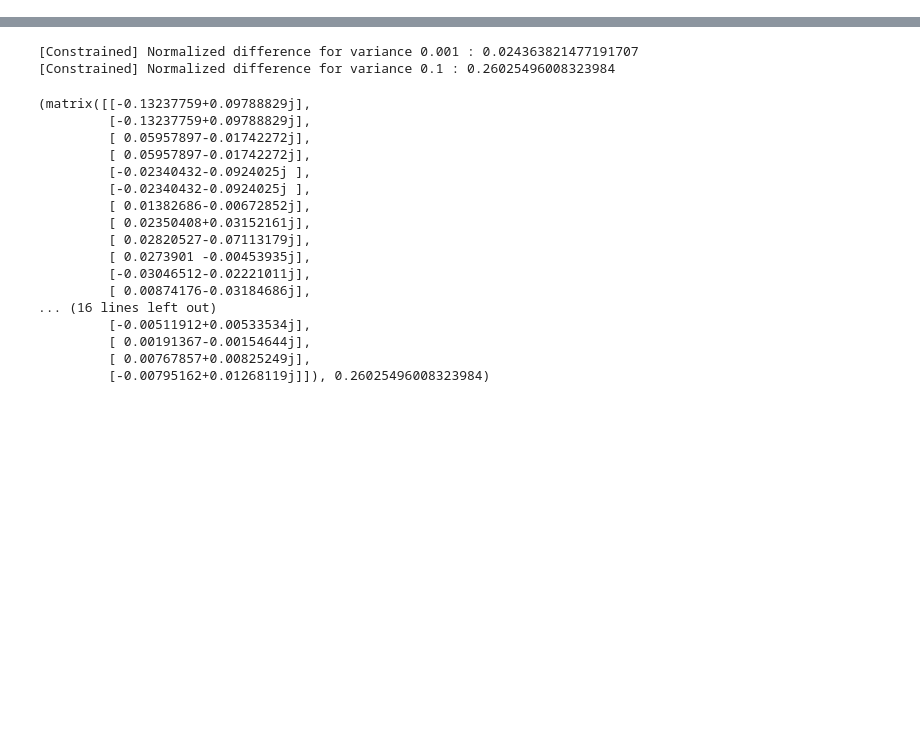
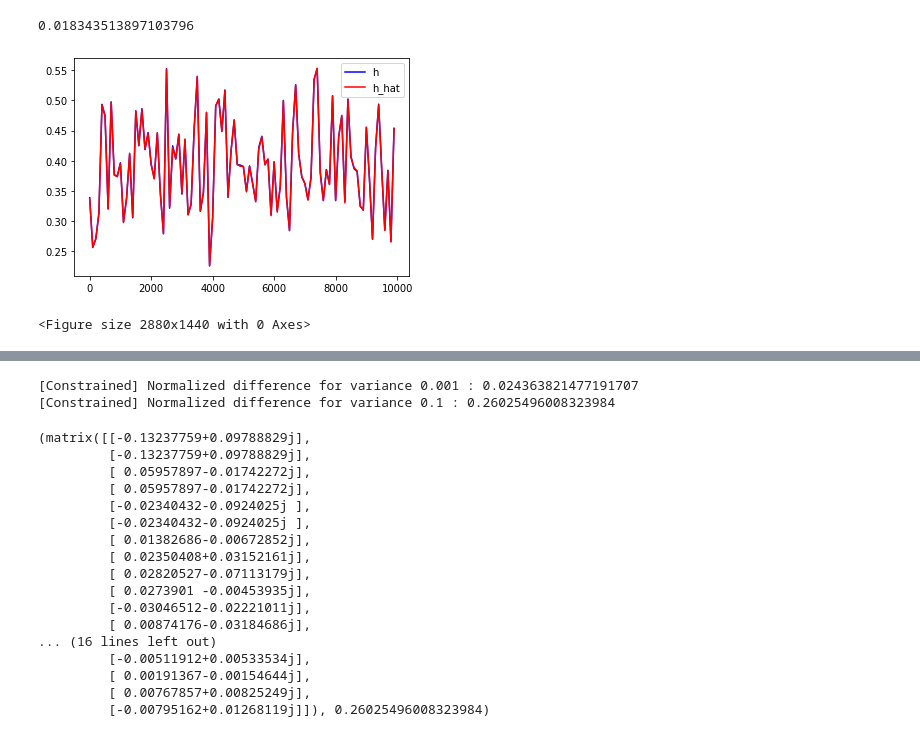
Before and after one commit to SumanthRH/EE5111_Estimation_Theory, a Jupyter notebook: mini_project1/MiniProject1.ipynb, the cells around one changed output, grey strips where cells are left out. Cells and saved outputs as stored; diff of their text form; code cells hidden in the pictures; blank space fills up the shorter version.

```diff
--- a/mini_project1/MiniProject1.ipynb
+++ b/mini_project1/MiniProject1.ipynb
@@ -17,7 +26,6 @@ LAMBDA = 0.2
 # %%
 # Constructing X and F
-x = np.random.choice([1+1j,1-1j,-1+1j,-1-1j],size=Y_SIZE)
-X = np.diag(x,k=0)
+
 F = np.empty((Y_SIZE,H_SIZE),dtype=np.csingle)
 for i in range(F.shape[0]):
     for k in range(F.shape[1]):
@@ -28,15 +36,19 @@ for i in range(F.shape[0]):
 # n2 = np.random.normal(loc=0, scale=SIG2,size=(Y_SIZE,2)).view(np.complex128)
 
 # Constructing h
-p = np.asarray([np.exp(-1*(LAMBDA)*i) for i in range(H_SIZE)])
-p = p/np.sum(p**2)
-a = np.random.normal(scale=0.5,size=H_SIZE)
-b = np.random.normal(scale=0.5,size=H_SIZE)
-
-# Reshape added else y was taking size 512*512
-h = np.multiply(p,a+b*j).reshape(-1,1)
+def get_x_h():
+    x = np.random.choice([1+1j,1-1j,-1+1j,-1-1j],size=Y_SIZE)
+    X = np.diag(x,k=0)
+    p = np.asarray([np.exp(-1*(LAMBDA)*i) for i in range(H_SIZE)])
+    p = p/np.sum(p**2)
+    a = np.random.normal(scale=0.5,size=H_SIZE)
+    b = np.random.normal(scale=0.5,size=H_SIZE)
+    # Reshape added else y was taking size 512*512
+    h = np.multiply(p,a+b*j).reshape(-1,1)
+    return X,h
 
 # Calculate A, where A = XF and y = XFh + n
+X,h = get_x_h()
 A = matmul(X,F)
 # %%
 def pinv(A, alpha=0):
@@ -80,3 +110,13 @@ estimate_vanilla_h(sig=SIG2)
+# %%
+all_h2,all_h_hat2 = question1(sig=SIG2)
+print(normalized_difference(sum(all_h2),sum(all_h_hat2)))
+
+# print(normalized_difference(mean_h,mean_h_hat))
+plot_h(all_h2,all_h_hat2)
+# %% [output]
+0.018343513897103796
+[figure, added]
+<Figure size 2880x1440 with 0 Axes>
 # %%
 ### Q2
 ### Sparse h
```
Also changed, not shown: parts of 7 cells of this notebook.
